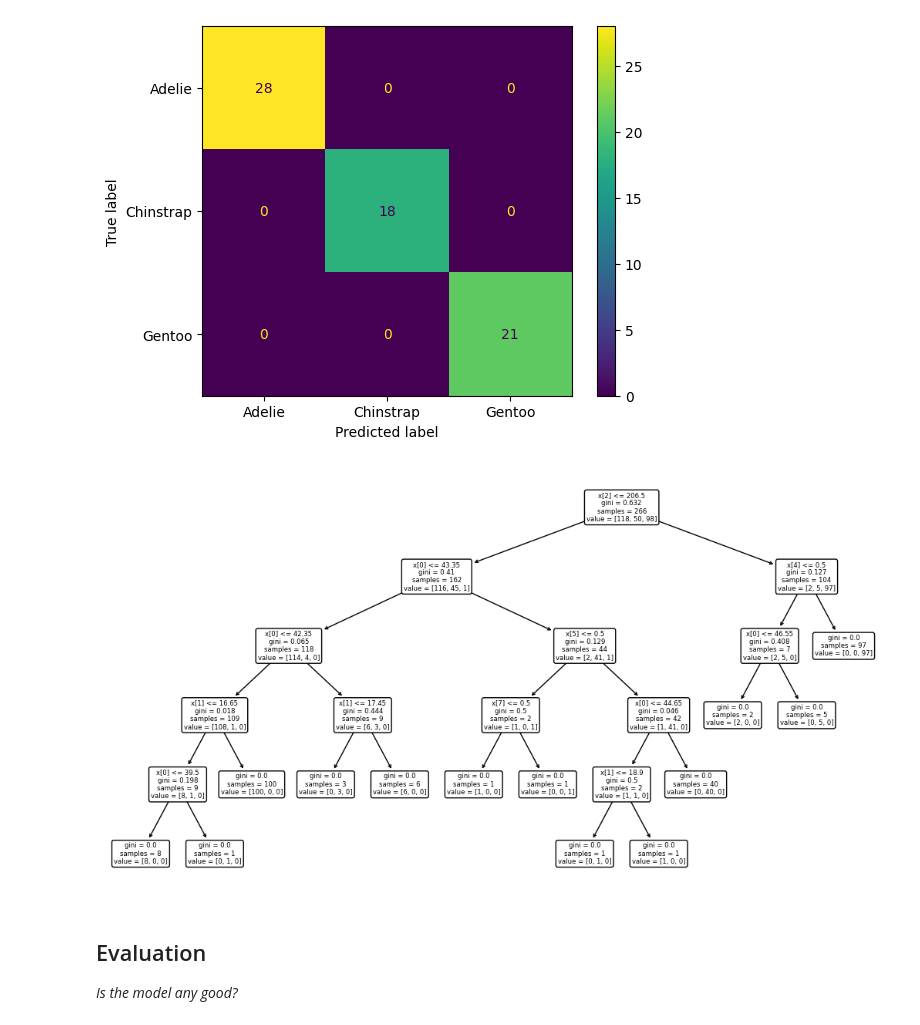
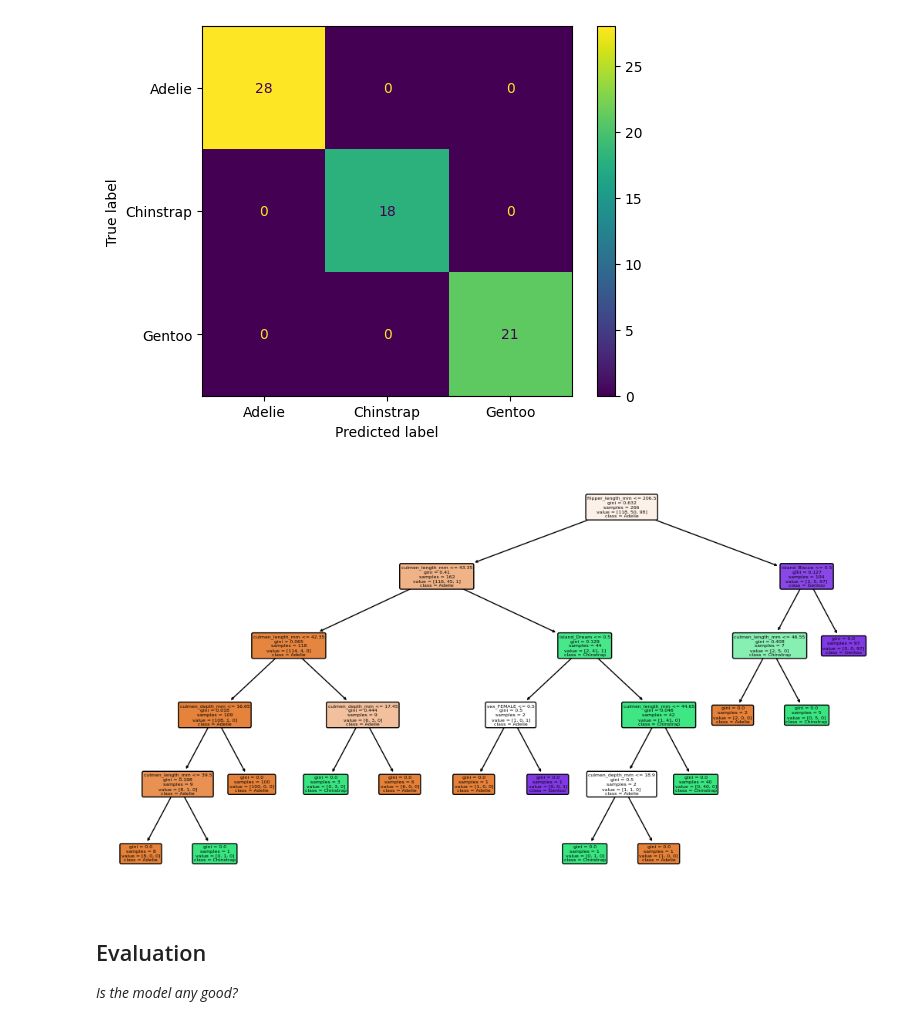
Before and after one commit to Annie-EXE/Machine-Learning-Workshop-Penguin-Data, a Jupyter notebook: ml.ipynb, the cells around one changed output. Drawn from its saved outputs; the diff is of its cells as text; code cells hidden in the pictures.

```diff
--- a/ml.ipynb
+++ b/ml.ipynb
@@ -173,9 +173,9 @@ ConfusionMatrixDisplay.from_predictions(y_test, y_pred)
 [figure]
 # %%
 plt.figure(figsize=(13,7))
-plot_tree(model, rounded=True);
+plot_tree(model, rounded=True, class_names=list(model.classes_), feature_names=list(X_train.columns), filled=True);
 # %% [output]
-[figure, old version]
+[figure, new version]
 # %% [markdown]
 ## Evaluation
 
```
